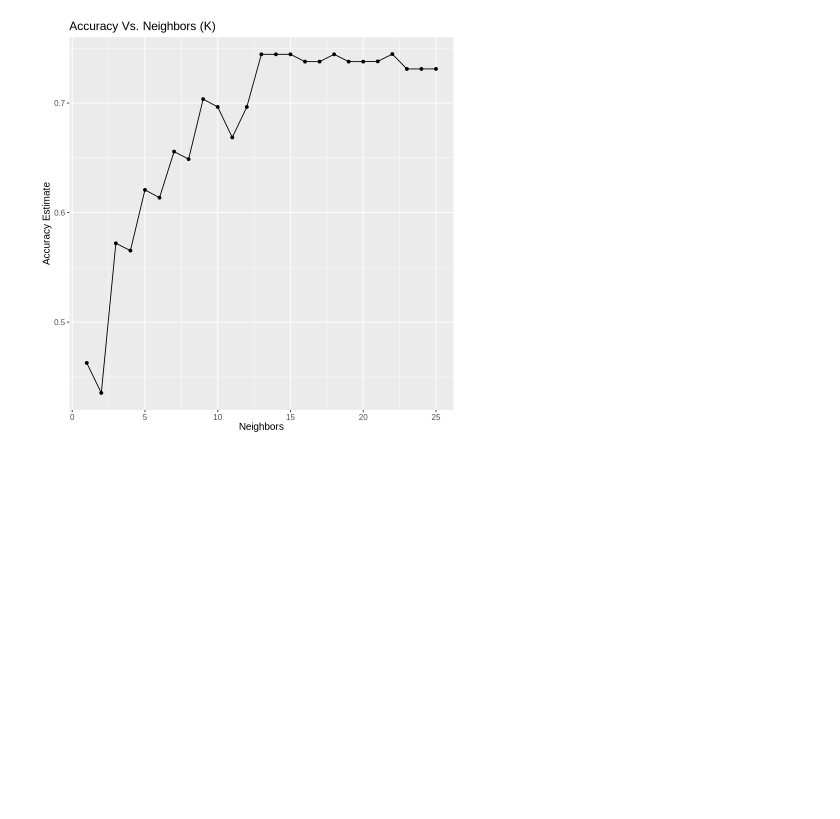
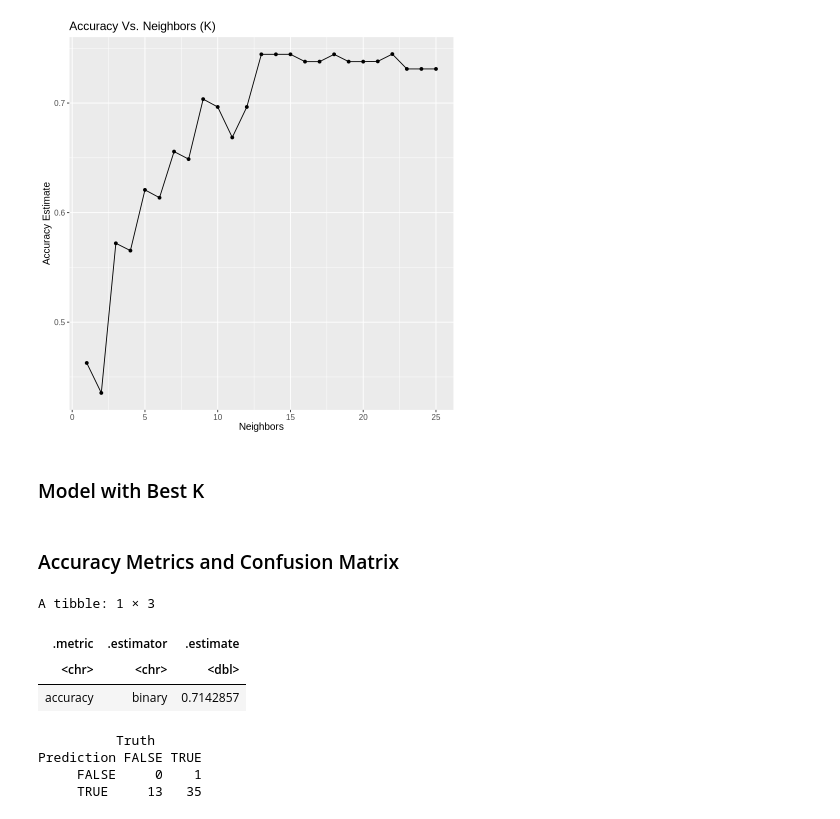
Before and after one commit to yoshiolives/dsci100-minecraft-project, a Jupyter notebook: project.ipynb, the cells around one changed output. Saved outputs shown, nothing was run; the diff lists cells and outputs as text; code cells hidden in the pictures; blank space fills up the shorter version.

Commit message:
Prediction and metrics with best k
Accuracy Metrics and Confusion Matrix with best K

```diff
--- a/project.ipynb
+++ b/project.ipynb
@@ -185,3 +185,40 @@ accuracy_vs_k
 # %% [output]
 [1] 22
 [figure]
+# %% [markdown]
+### Model with Best K
+# %%
+# KNN model specification best K
+knn_spec_best <- nearest_neighbor(weight_func = "rectangular", neighbors = best_k) |>
+    set_engine("kknn") |>
+    set_mode("classification")
+
+# Workflow with best K
+knn_workflow_best <- workflow() |>
+    add_recipe(recipe_subscribe) |>
+    add_model(knn_spec_best) |>
+    fit(data_train)
+
+# Model predictions
+players_predictions <- predict(knn_workflow_best, data_test) |>
+    bind_cols(data_test)
+# %% [markdown]
+### Accuracy Metrics and Confusion Matrix
+# %%
+# Accuracy/Confusion
+acc <- players_predictions |>
+    metrics(truth = subscribe, estimate = .pred_class) |>
+    filter(.metric == "accuracy")
+confusion <- players_predictions |>
+             conf_mat(truth = subscribe, estimate = .pred_class)
+acc
+confusion
+# %% [output]
+A tibble: 1 × 3
+| .metric | .estimator | .estimate |
+| <chr> | <chr> | <dbl> |
+| accuracy | binary | 0.7142857 |
+          Truth
+Prediction FALSE TRUE
+     FALSE     0    1
+     TRUE     13   35
```
Also changed, not shown: parts of 1 cell of this notebook.
